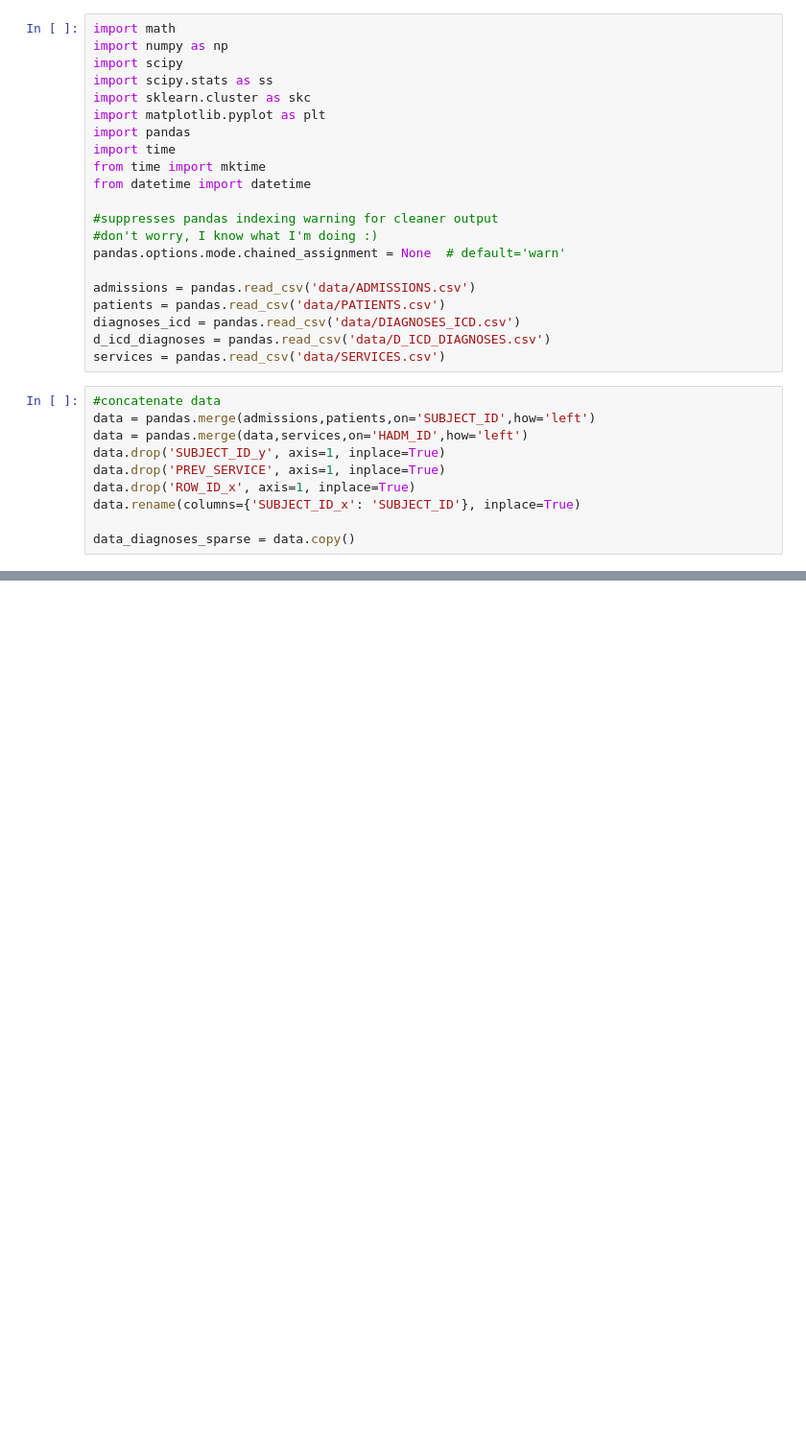
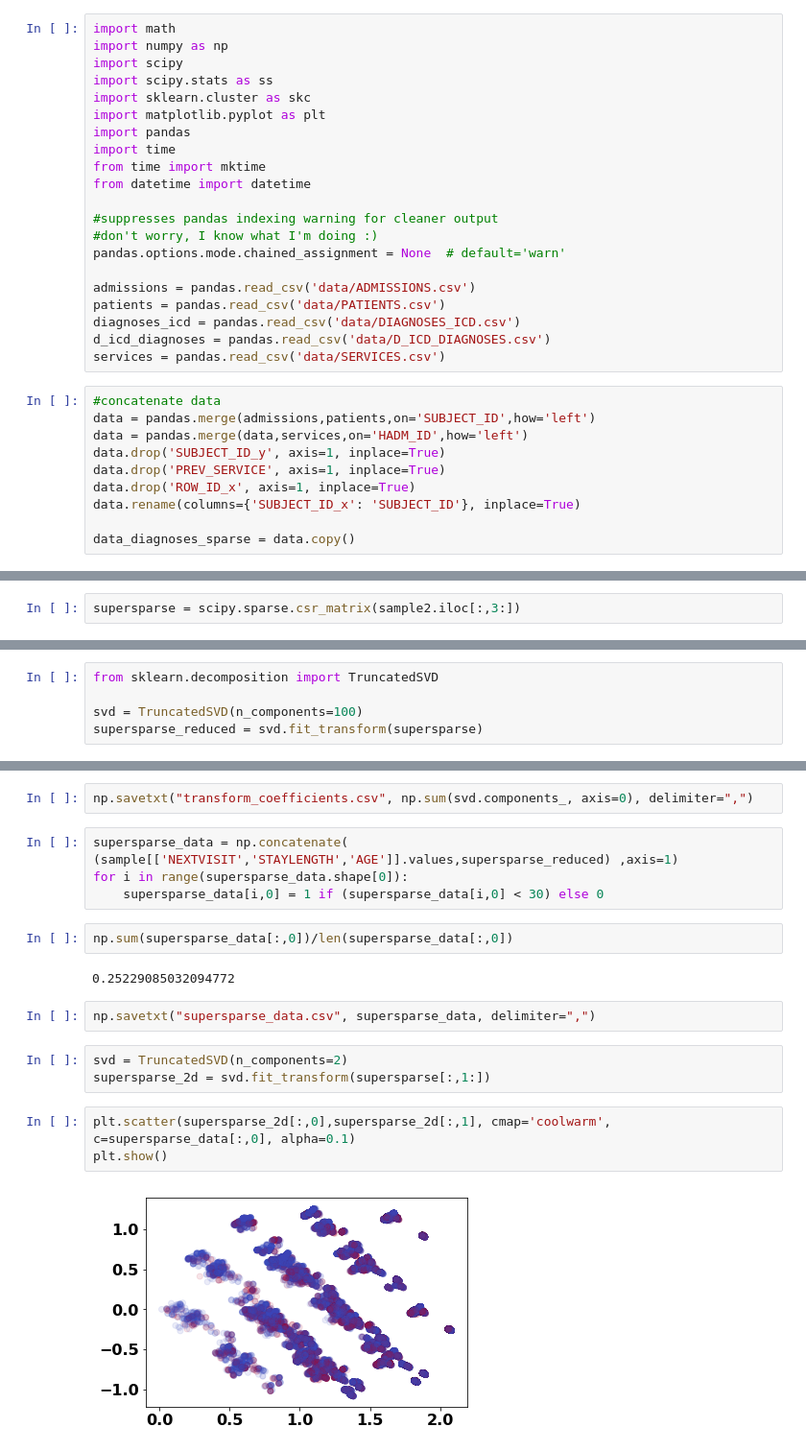
Before and after one commit to cierrabeck/HospitalReadmission, a Jupyter notebook: dataset concatenator.ipynb, the cells around one changed output, grey strips where cells are left out. Shown at 96% size. Cells and saved outputs as stored; diff of their text form; blank space fills up the shorter version.

```diff
--- a/dataset concatenator.ipynb
+++ b/dataset concatenator.ipynb
@@ -68,0 +135,2 @@ data['NEXTVISIT'] = data['NEXTVISIT'] / sec_in_day
+# %%
+supersparse = scipy.sparse.csr_matrix(sample2.iloc[:,3:])
@@ -68,0 +141,5 @@ data['NEXTVISIT'] = data['NEXTVISIT'] / sec_in_day
+# %%
+from sklearn.decomposition import TruncatedSVD
+
+svd = TruncatedSVD(n_components=100)
+supersparse_reduced = svd.fit_transform(supersparse)
@@ -68,0 +179,20 @@ data['NEXTVISIT'] = data['NEXTVISIT'] / sec_in_day
+# %%
+np.savetxt("transform_coefficients.csv", np.sum(svd.components_, axis=0), delimiter=",")
+# %%
+supersparse_data = np.concatenate( (sample[['NEXTVISIT','STAYLENGTH','AGE']].values,supersparse_reduced) ,axis=1)
+for i in range(supersparse_data.shape[0]):
+    supersparse_data[i,0] = 1 if (supersparse_data[i,0] < 30) else 0
+# %%
+np.sum(supersparse_data[:,0])/len(supersparse_data[:,0])
+# %% [output]
+0.25229085032094772
+# %%
+np.savetxt("supersparse_data.csv", supersparse_data, delimiter=",")
+# %%
+svd = TruncatedSVD(n_components=2)
+supersparse_2d = svd.fit_transform(supersparse[:,1:])
+# %%
+plt.scatter(supersparse_2d[:,0],supersparse_2d[:,1], cmap='coolwarm', c=supersparse_data[:,0], alpha=0.1)
+plt.show()
+# %% [output]
+[figure, added]
```
Also changed, not shown: parts of 22 cells of this notebook, 6 other files.
